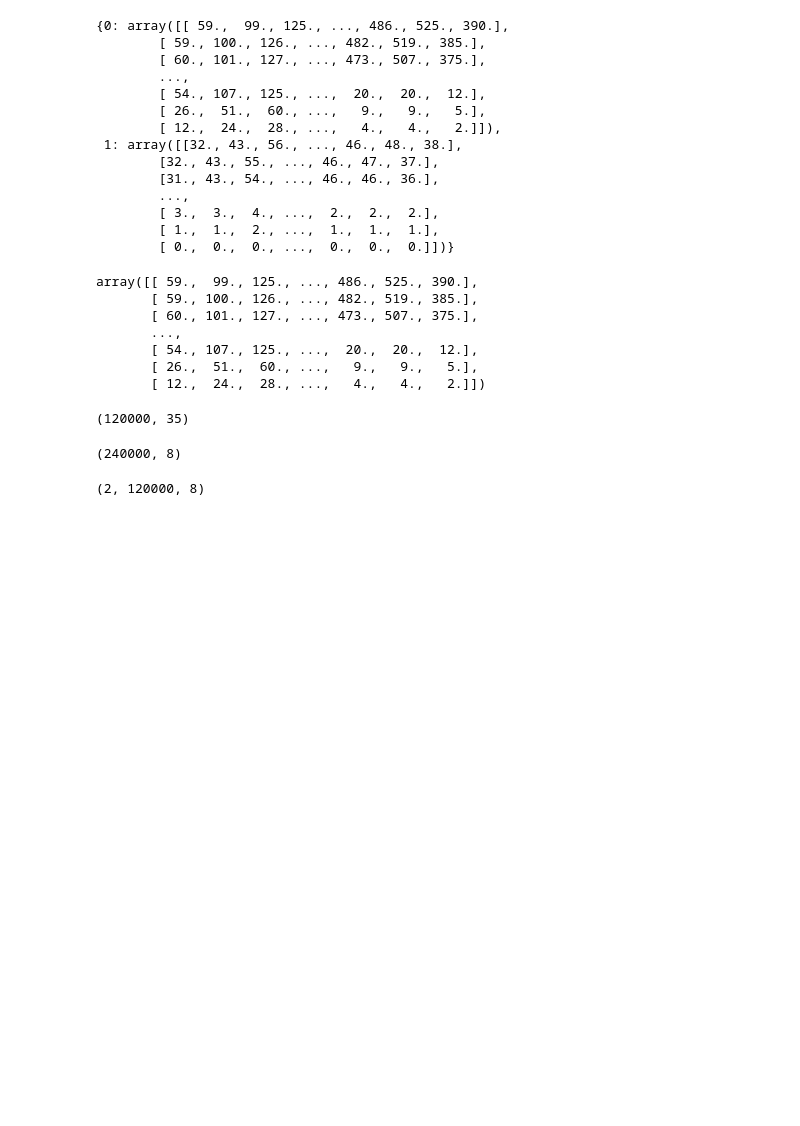
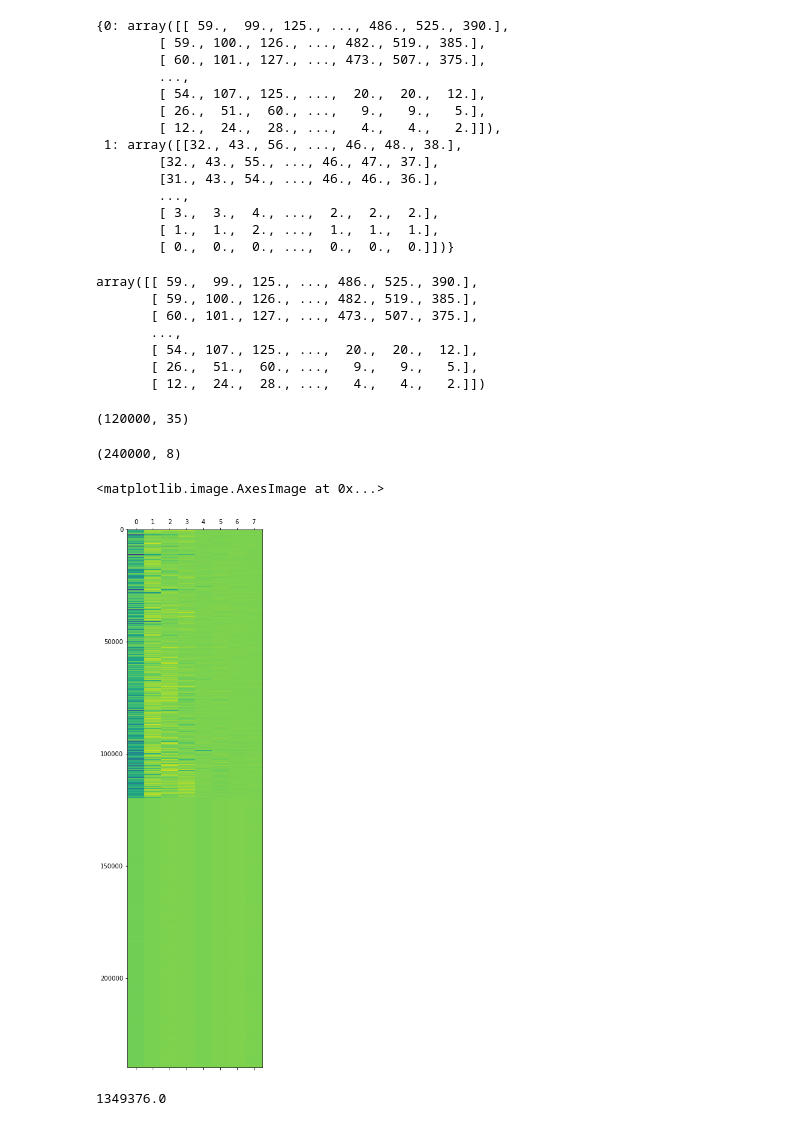
Before and after one commit to ViskaWei/CountSketch2020, a Jupyter notebook: code/cancer/nb/eval_dataset.ipynb, the cells around one changed output. Saved outputs shown, nothing was run; the diff lists cells and outputs as text; code cells hidden in the pictures; blank space fills up the shorter version.

```diff
--- a/code/cancer/nb/eval_dataset.ipynb
+++ b/code/cancer/nb/eval_dataset.ipynb
@@ -75 +72,3 @@ ttcat=np.concatenate(t1)
+# %%
+vecs=np.loadtxt('/home/swei20/cancerHH/AceCanZ/test')
 # %%
@@ -81,4 +78,9 @@ t1_array=np.array(t1)
-# %%
-t1_array.shape
-# %% [output]
-(2, 120000, 8)
+# %%
+plt.matshow(vecs, aspect='auto')
+# %% [output]
+<matplotlib.image.AxesImage at 0x...>
+[figure, added]
+# %%
+21590016/8/2
+# %% [output]
+1349376.0
```
Also changed, not shown: parts of 10 cells of this notebook, 7 other files.
